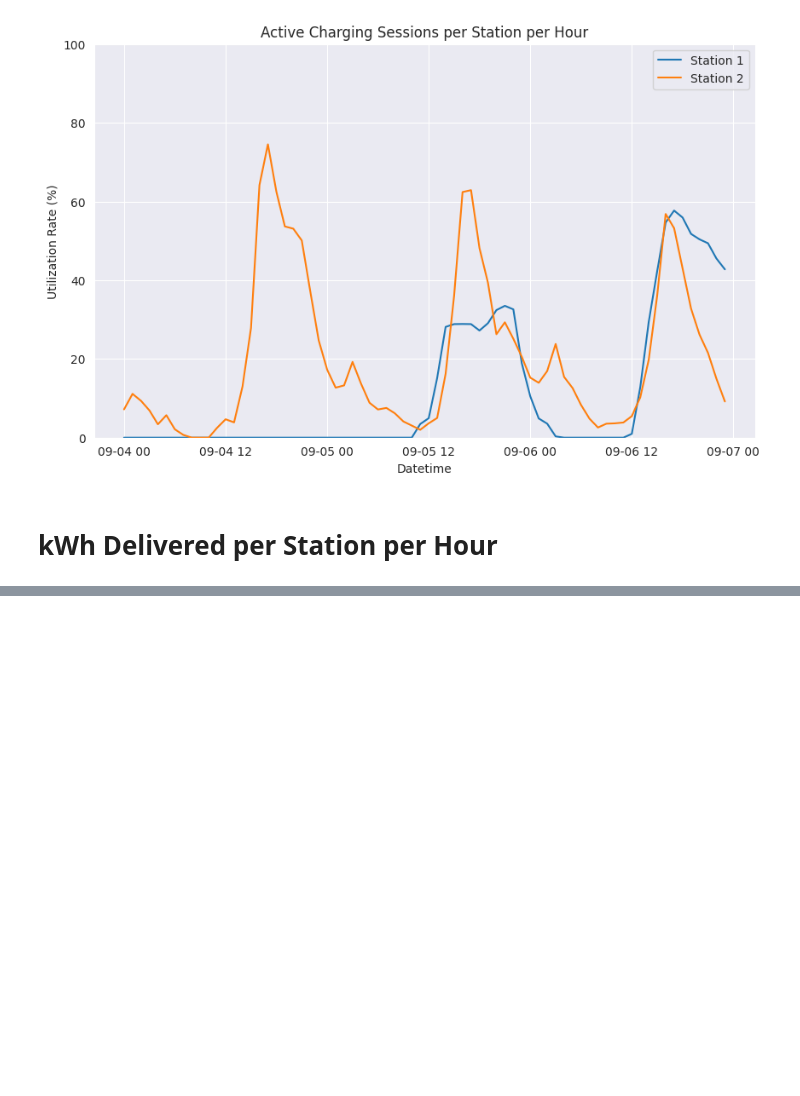
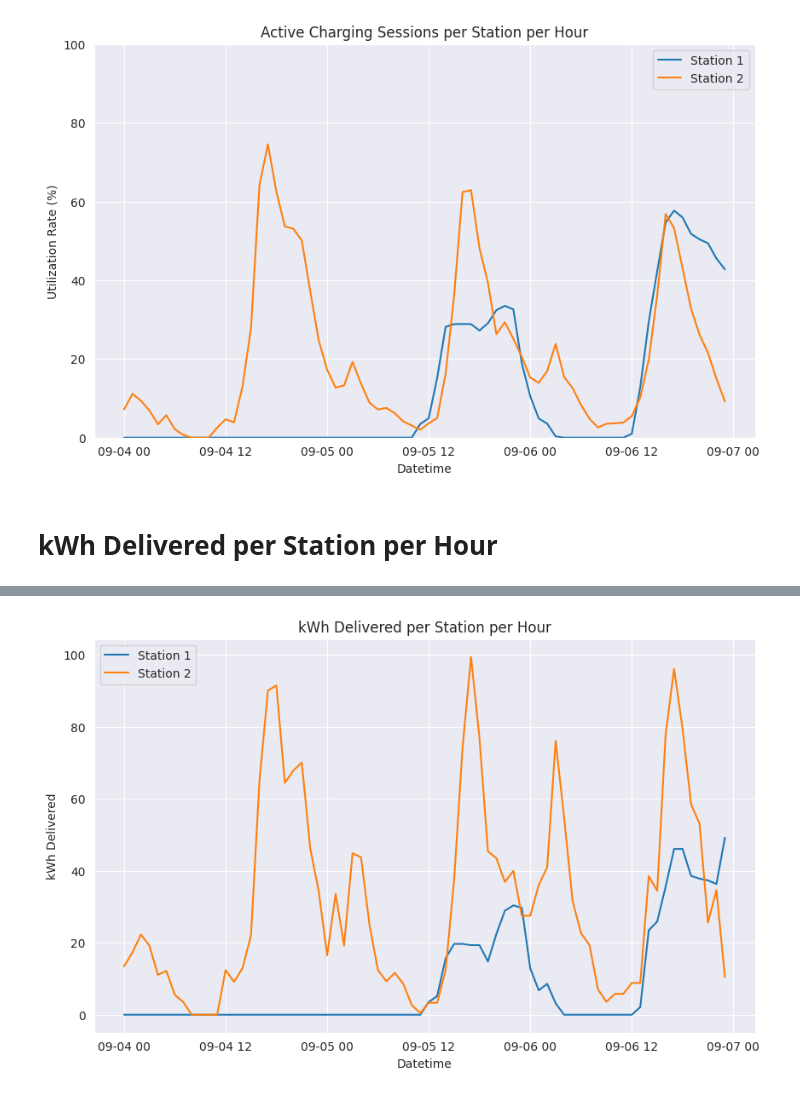
Before and after one commit to S0PEX/AA_Team_9_WS23, a Jupyter notebook: kpi.ipynb, the cells around one changed output, grey strips where cells are left out. Cells and saved outputs as stored; diff of their text form; code cells hidden in the pictures; blank space fills up the shorter version.

Commit message:
refactor(kpi): Add kWh per Hour

```diff
--- a/kpi.ipynb
+++ b/kpi.ipynb
@@ -7,23 +24,16 @@ import json
 # %%
-# Get number of stations per site
-df_charging = pd.read_pickle("data/charging_modified.pkl")
-stations_per_site = df_charging.groupby('siteID')['stationID'].nunique()
 
-# Time Interval
-start_date = "2018-09-04"
-end_date = "2018-09-06"
-
-start_date_time = pd.to_datetime(start_date)
-end_date_time = pd.to_datetime(end_date) + pd.Timedelta('1 day') - pd.Timedelta('1 second')
+# Granularity of the utilization rate
+granularity = 'T' # T is for minute, H is for hour
 
 # Generate df with each row representing a minute in the time interval
-df_time_interval = pd.date_range(start=start_date_time, end=end_date_time, freq='T')
+df_time_interval = pd.date_range(start=start_date_time, end=end_date_time, freq=granularity)
 df_time_interval = pd.DataFrame(df_time_interval, columns=['datetime'])
 df_time_interval['datetime'] = pd.to_datetime(df_time_interval['datetime'], utc=True)
 
 # Resample connectionTime and disconnectTime to full minutes, e.g., 10:31:20 -> 10:31:00
-df_charging['connectionTime'] = df_charging['connectionTime'].dt.floor('T')
-df_charging['disconnectTime'] = df_charging['disconnectTime'].dt.floor('T')
+df_charging['connectionTime'] = df_charging['connectionTime'].dt.floor(granularity)
+df_charging['disconnectTime'] = df_charging['disconnectTime'].dt.floor(granularity)
 
 def count_sessions_total_at_point_in_time(data: pd.DataFrame, point_in_time: pd.Timestamp):
     filtered_df = data[(data['connectionTime'] <= point_in_time) & (data['disconnectTime'] >= point_in_time )]
@@ -77,0 +79,32 @@ plot(df_time_interval, 'Active Charging Sessions per Station per Hour', 'utiliza
+# %%
+# Create time intervals
+df_time_interval = pd.date_range(start=start_date_time, end=end_date_time, freq='H')
+df_time_interval = pd.DataFrame(df_time_interval, columns=['datetime'])
+df_time_interval['datetime'] = pd.to_datetime(df_time_interval['datetime'], utc=True)
+
+# If doneChargingTime is NaN, the car is still charging, but here we can set it to the disconnectTime, as we are interested in the kWh delivered
+df_charging['doneChargingTime'] = df_charging['doneChargingTime'].fillna(df_charging['disconnectTime'])
+
+# Display charging sessions that are active at a given point in time
+def count_kwh_delivered_at_point_in_time(data: pd.DataFrame, point_in_time: pd.Timestamp):
+    filtered_df = data[(data['connectionTime'] <= point_in_time) & (data['doneChargingTime'] >= point_in_time)]
+    return (filtered_df['kWhDelivered'] / filtered_df['ChargingTimeHours']).sum()
+
+for site_id, data in df_charging.groupby('siteID'):
+    df_time_interval[f'site{site_id}_kwhDelivered'] = df_time_interval['datetime'].apply(lambda datetime: count_kwh_delivered_at_point_in_time(data, datetime))
+
+df_time_interval = df_time_interval.set_index('datetime')
+
+plt.figure(figsize=(10, 6))
+plt.title('kWh Delivered per Station per Hour')
+plt.xlabel('Datetime')
+plt.ylabel('kWh Delivered')
+plt.grid(True)
+
+# Iterate over each station
+for site_id in stations_per_site.index:
+    plt.plot(df_time_interval.index, df_time_interval[f'site{site_id}_kwhDelivered'], label=f'Station {site_id}')
+plt.legend()
+plt.show()
+# %% [output]
+[figure, added]
```
Also changed, not shown: parts of 7 cells of this notebook.
